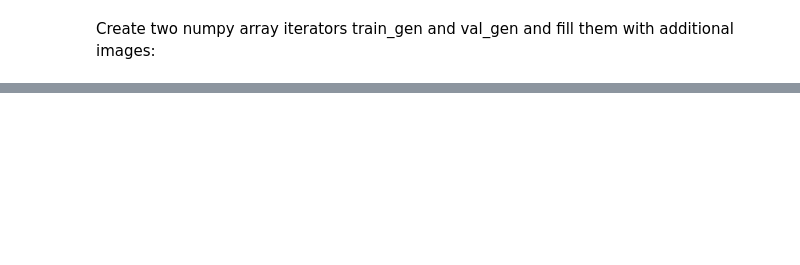
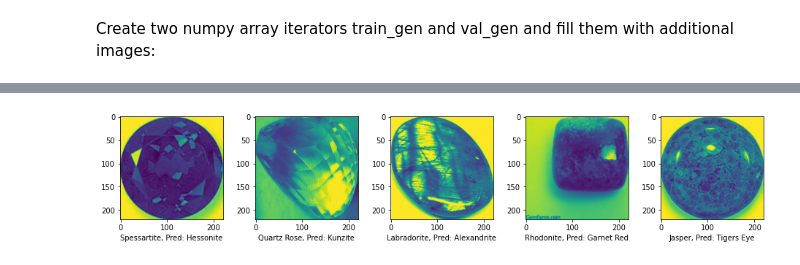
Before and after one commit to yulhee741/CNN, a Jupyter notebook: Gemstones Images.ipynb, the cells around one changed output, grey strips where cells are left out. Saved outputs shown, nothing was run; the diff lists cells and outputs as text; code cells hidden in the pictures; blank space fills up the shorter version.

```diff
--- a/Gemstones Images.ipynb
+++ b/Gemstones Images.ipynb
@@ -371,0 +502,12 @@ val_gen = val_datagen.flow(X_val, y_val, batch_size=batch_size)
+# %%
+x=(y_pre_test-y_val!=0).tolist()
+x=[i for i,l in enumerate(x) if l!=False]
+
+fig,ax=plt.subplots(1,5,sharey=False,figsize=(13,13))
+fig.tight_layout()
+
+for i in range(5):
+    ax[i].imshow(X_val[x[i]][:,:,1])
+    ax[i].set_xlabel('{}, Pred: {}'.format(CLASSES[y_val[x[i]]],CLASSES[y_pre_test[x[i]]]))
+# %% [output]
+[figure, added]
```
Also changed, not shown: parts of 38 cells of this notebook, 1 other file.
